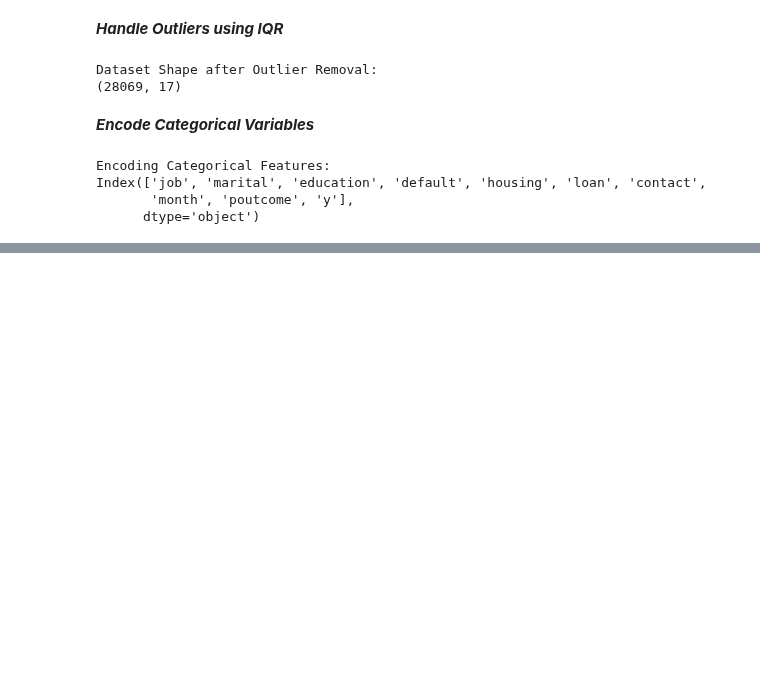
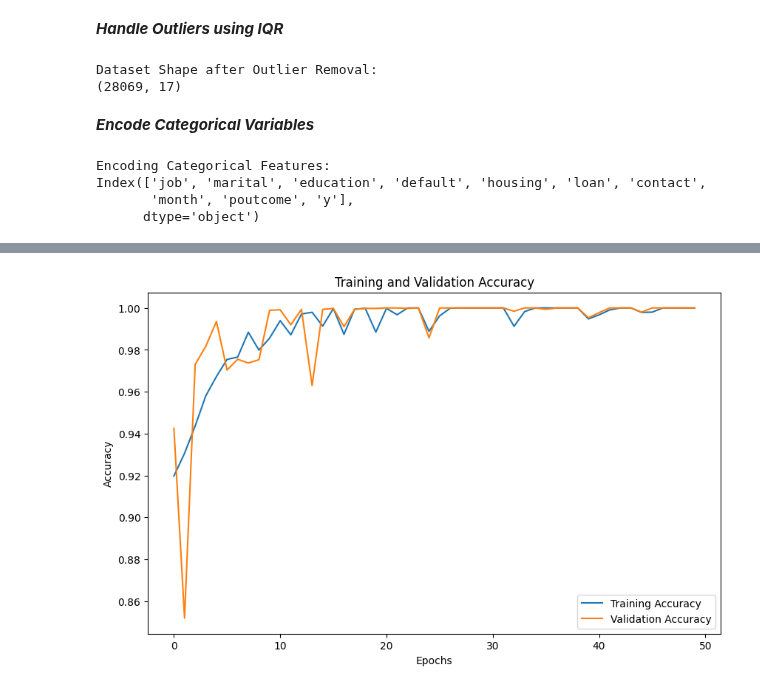
Before and after one commit to S-Tissera/CM2604_, a Jupyter notebook: CM2604.ipynb, the cells around one changed output, grey strips where cells are left out. Drawn from its saved outputs; the diff is of its cells as text; code cells hidden in the pictures; blank space fills up the shorter version.

Commit message:
Neural Network for Dataset

```diff
--- a/CM2604.ipynb
+++ b/CM2604.ipynb
@@ -159,0 +162,92 @@ Index(['job', 'marital', 'education', 'default', 'housing', 'loan', 'contact',
+# %%
+# Step 1: Prepare the Dataset
+# Ensure the target column is identified correctly
+print("Columns in the DataFrame:", data.columns)  # Check the available columns
+
+# Set the target column name (replace 'y' if it's different)
+target_column = 'y'
+
+# Re-add the target column if it is missing
+if target_column not in data.columns:
+    print(f"Target column '{target_column}' not found. Adding it back...")
+    from ucimlrepo import fetch_ucirepo
+    bank_marketing = fetch_ucirepo(id=222)
+    data[target_column] = bank_marketing.data.targets
+
+# Verify the target column exists
+if target_column not in data.columns:
+    raise KeyError(f"Target column '{target_column}' still not found in the DataFrame.")
+
+# Separate features (X) and target (y)
+X = data.drop(columns=[target_column])  # Features
+y = data[target_column].apply(lambda x: 1 if x == 'yes' else 0)  # Convert to binary (0 or 1)
+
+# Split the dataset into training and testing sets
+from sklearn.model_selection import train_test_split
+X_train, X_test, y_train, y_test = train_test_split(X, y, test_size=0.2, random_state=42, stratify=y)
+
+# Step 2: Convert Data to Numpy Arrays
+import numpy as np
+
+X_train = np.array(X_train).astype('float32')  # Convert features to float32
+X_test = np.array(X_test).astype('float32')
+y_train = np.array(y_train).astype('int32')  # Convert labels to int32
+y_test = np.array(y_test).astype('int32')
+
+# Confirm data shapes
+print(f"X_train shape: {X_train.shape}, y_train shape: {y_train.shape}")
+print(f"X_test shape: {X_test.shape}, y_test shape: {y_test.shape}")
+
+# Step 3: Build the Neural Network
+from tensorflow.keras.models import Sequential
+from tensorflow.keras.layers import Dense
+from tensorflow.keras.optimizers import Adam
+
+# Define the model architecture
+model = Sequential([
+    Dense(64, activation='relu', input_shape=(X_train.shape[1],)),  # Input layer with 64 neurons
+    Dense(32, activation='relu'),  # Hidden layer with 32 neurons
+    Dense(1, activation='sigmoid')  # Output layer for binary classification
+])
+
+# Compile the model
+model.compile(optimizer=Adam(learning_rate=0.001), loss='binary_crossentropy', metrics=['accuracy'])
+
+# Step 4: Train the Model
+history = model.fit(X_train, y_train, validation_split=0.2, epochs=50, batch_size=32, verbose=1)
+
+# Step 5: Evaluate the Model
+# Evaluate the model on the test set
+test_loss, test_accuracy = model.evaluate(X_test, y_test, verbose=0)
+print(f"Test Accuracy: {test_accuracy:.4f}")
+
+# Generate predictions and classification report
+from sklearn.metrics import classification_report, confusion_matrix
+
+y_pred = (model.predict(X_test) > 0.5).astype(int)  # Convert probabilities to binary predictions
+print("\nClassification Report:")
+print(classification_report(y_test, y_pred))
+
+# Step 6: Visualize Model Performance
+import matplotlib.pyplot as plt
+
+# Plot training and validation accuracy
+plt.figure(figsize=(10, 6))
+plt.plot(history.history['accuracy'], label='Training Accuracy')
+plt.plot(history.history['val_accuracy'], label='Validation Accuracy')
+plt.xlabel('Epochs')
+plt.ylabel('Accuracy')
+plt.legend()
+plt.title('Training and Validation Accuracy')
+plt.show()
+
+# Plot training and validation loss
+plt.figure(figsize=(10, 6))
+plt.plot(history.history['loss'], label='Training Loss')
+plt.plot(history.history['val_loss'], label='Validation Loss')
+plt.xlabel('Epochs')
+plt.ylabel('Loss')
+plt.legend()
+plt.title('Training and Validation Loss')
+plt.show()
+# %% [output]
@@ -159,0 +283 @@ Index(['job', 'marital', 'education', 'default', 'housing', 'loan', 'contact',
+[figure, added]
```
Also changed, not shown: parts of 3 cells of this notebook.
